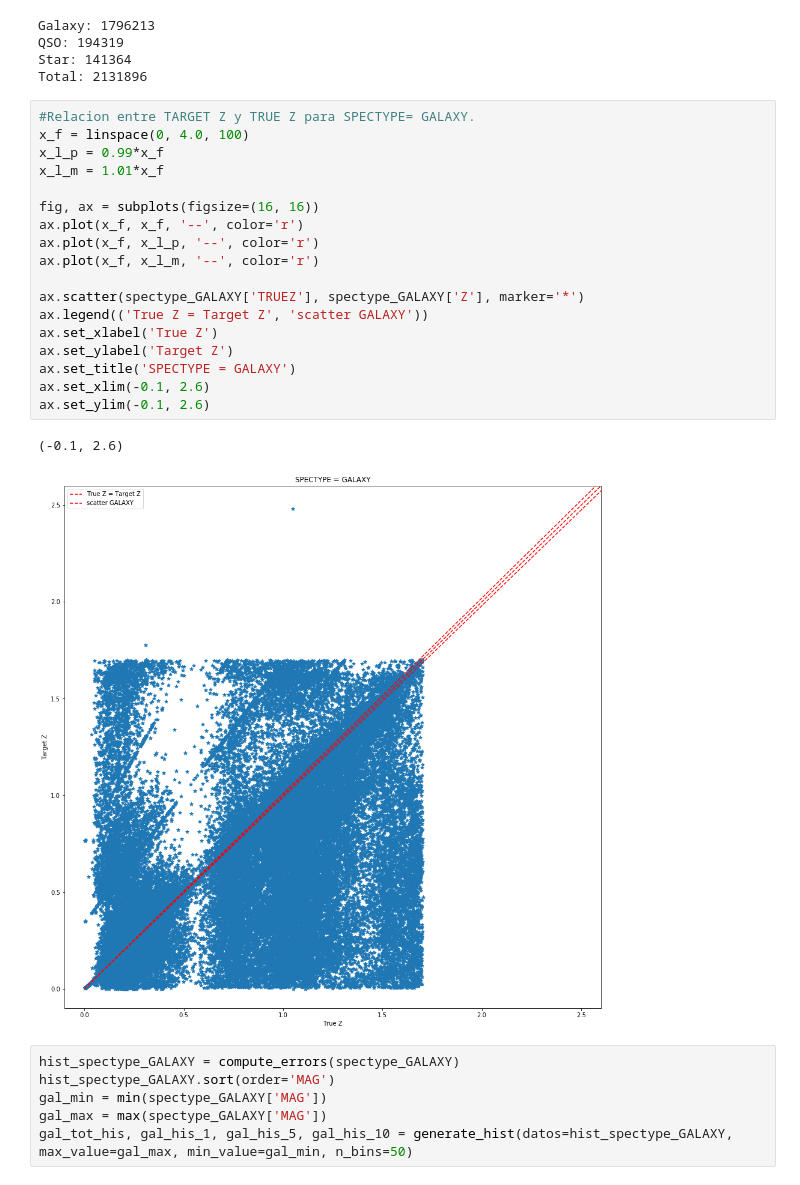
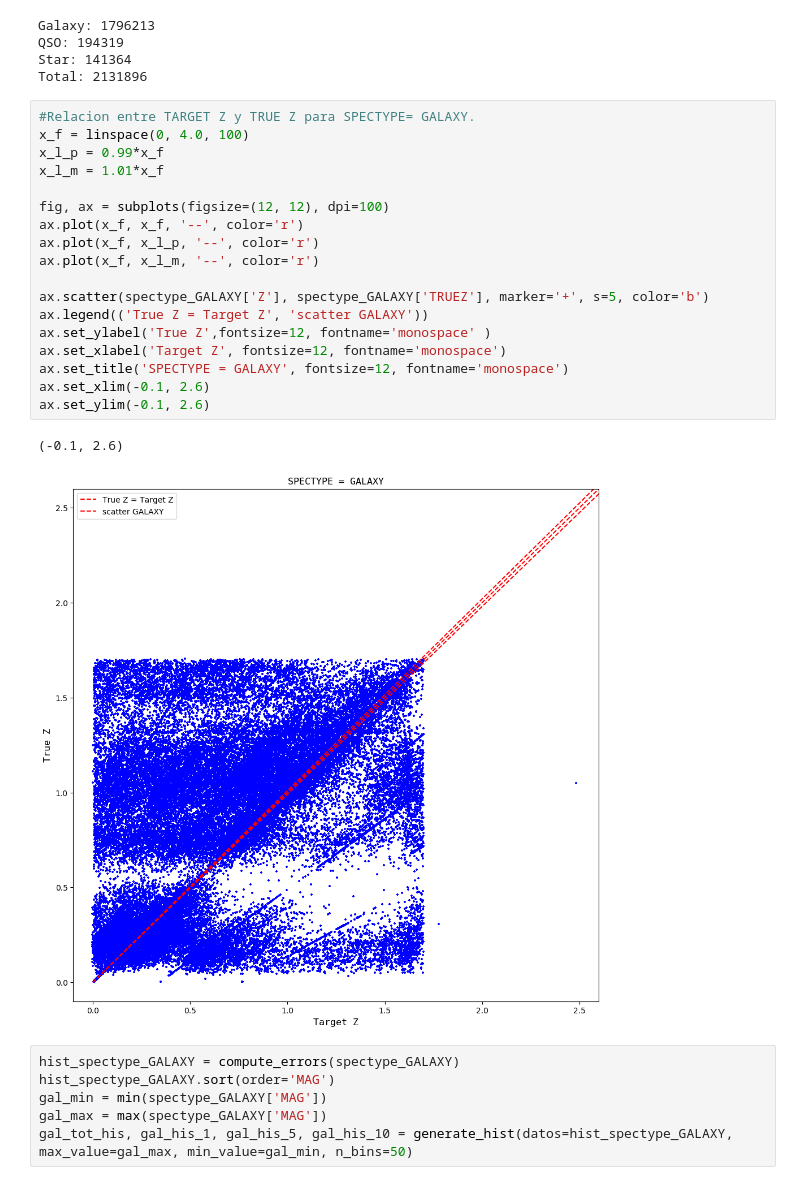
Before and after one commit to sergiolobo26/Monograf-aRedshiftML, a Jupyter notebook: Python/Magnitud_Z.ipynb, the cells around one changed output. Drawn from its saved outputs; the diff is of its cells as text.

```diff
--- a/Python/Magnitud_Z.ipynb
+++ b/Python/Magnitud_Z.ipynb
@@ -365,24 +365,24 @@ Total: 2131896
 # %%
 #Relacion entre TARGET Z y TRUE Z para SPECTYPE= GALAXY.
 x_f = linspace(0, 4.0, 100)
 x_l_p = 0.99*x_f
 x_l_m = 1.01*x_f
 
-fig, ax = subplots(figsize=(16, 16))
+fig, ax = subplots(figsize=(12, 12), dpi=100)
 ax.plot(x_f, x_f, '--', color='r')
 ax.plot(x_f, x_l_p, '--', color='r')
 ax.plot(x_f, x_l_m, '--', color='r')
 
-ax.scatter(spectype_GALAXY['TRUEZ'], spectype_GALAXY['Z'], marker='*')
+ax.scatter(spectype_GALAXY['Z'], spectype_GALAXY['TRUEZ'], marker='+', s=5, color='b')
 ax.legend(('True Z = Target Z', 'scatter GALAXY'))
-ax.set_xlabel('True Z')
-ax.set_ylabel('Target Z')
-ax.set_title('SPECTYPE = GALAXY')
+ax.set_ylabel('True Z',fontsize=12, fontname='monospace' )
+ax.set_xlabel('Target Z', fontsize=12, fontname='monospace')
+ax.set_title('SPECTYPE = GALAXY', fontsize=12, fontname='monospace')
 ax.set_xlim(-0.1, 2.6)
 ax.set_ylim(-0.1, 2.6)
 # %% [output]
 (-0.1, 2.6)
-[figure, old version]
+[figure, new version]
 # %%
 hist_spectype_GALAXY = compute_errors(spectype_GALAXY)
 hist_spectype_GALAXY.sort(order='MAG')
```
Also changed, not shown: parts of 3 cells of this notebook, 2 other files.
